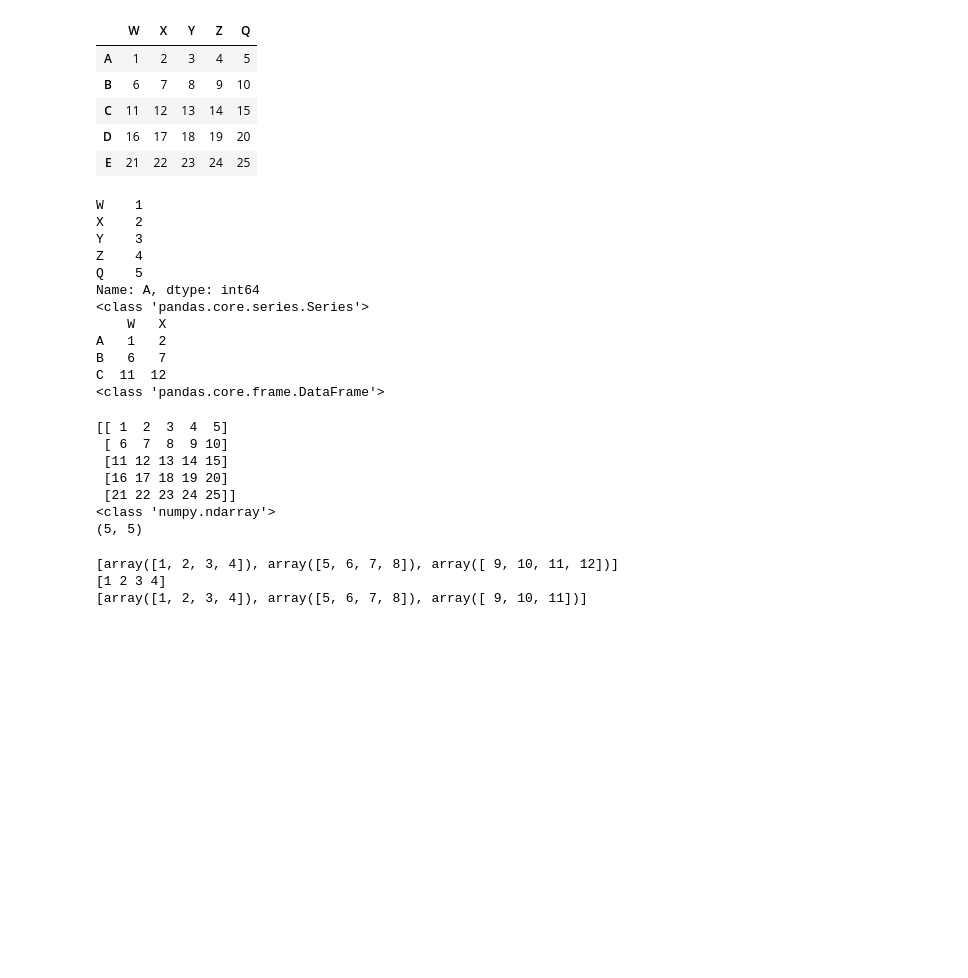
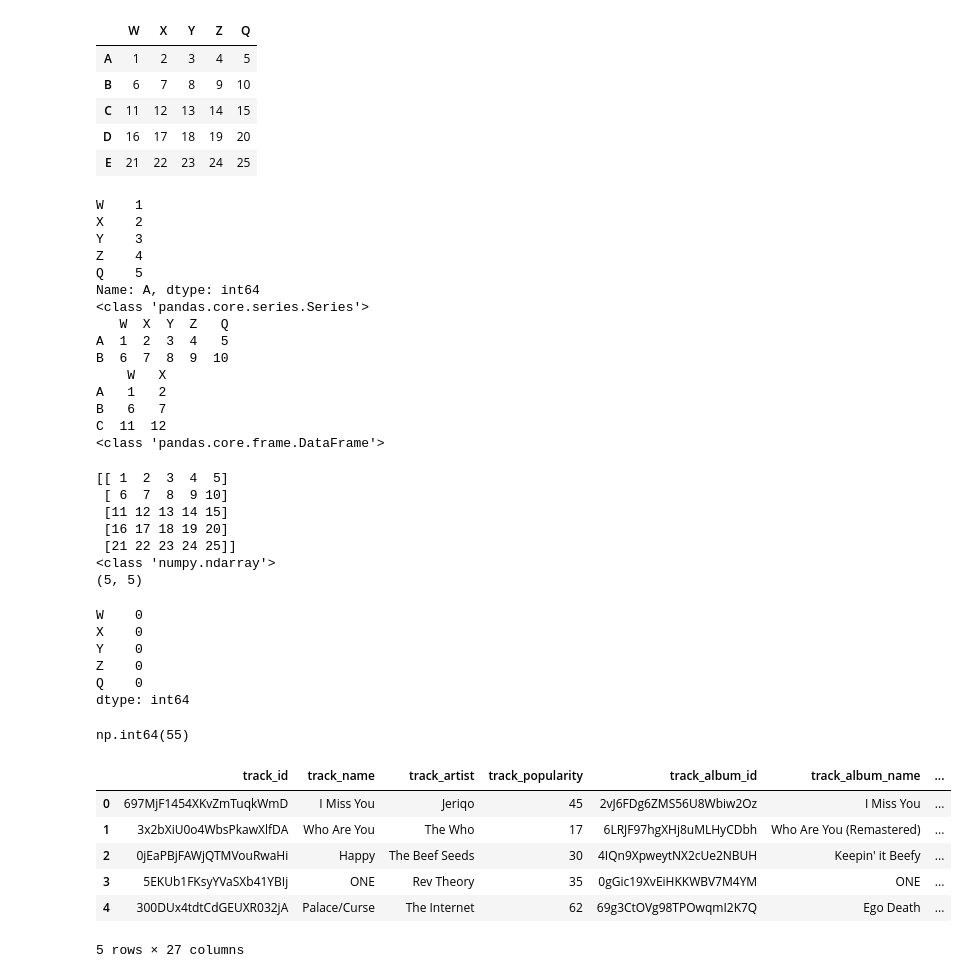
Before and after one commit to codERSunny812/python-learning, a Jupyter notebook: pyLibraries/pandas_basic.ipynb, the cells around one changed output. Cells and saved outputs as stored; diff of their text form; code cells hidden in the pictures; blank space fills up the shorter version.

```diff
--- a/pyLibraries/pandas_basic.ipynb
+++ b/pyLibraries/pandas_basic.ipynb
@@ -20,9 +68,11 @@ df
 # acessing the element in the data frame
 # 1. loc method 2. iloc method
 
-print(df.loc['A'])
+print(df.loc['A']) # refer to the row index/label
 
 print(type(df.loc['A'])) # series
+
+print(df.loc[['A','B']])
 
 print(df.iloc[0:3,0:2])
 
@@ -35,6 +85,9 @@ Z    4
 Q    5
 Name: A, dtype: int64
 <class 'pandas.core.series.Series'>
+   W  X  Y  Z   Q
+A  1  2  3  4   5
+B  6  7  8  9  10
     W   X
 A   1   2
 B   6   7
@@ -56,22 +109,34 @@ print(array_data.shape)
  [21 22 23 24 25]]
 <class 'numpy.ndarray'>
 (5, 5)
-# %%
-# splitting of the array
-
-arr = np.array([1,2,3,4,5,6,7,8,9,10,11,12])
-new_arr = np.array_split(arr,3) #  return a list contain 3 array
-print(new_arr)
-
-print(new_arr[0]) # accessing the first array
-
-
-# if the array doesnt  have the required number of elements then it will adjust acccordingly
-
-arr2 = np.array([1,2,3,4,5,6,7,8,9,10,11])
-new_arr2 = np.array_split(arr2,3)
-print(new_arr2)
-# %% [output]
-[array([1, 2, 3, 4]), array([5, 6, 7, 8]), array([ 9, 10, 11, 12])]
-[1 2 3 4]
-[array([1, 2, 3, 4]), array([5, 6, 7, 8]), array([ 9, 10, 11])]
+# %%
+# check for null values in the data frame
+df.isnull().sum()
+# %% [output]
+W    0
+X    0
+Y    0
+Z    0
+Q    0
+dtype: int64
+# %%
+df['W'].unique()
+# %% [output]
+np.int64(55)
+# %%
+# loading the data set
+
+import pandas as pd
+
+df = pd.read_csv("/Users/sushilpandey/Downloads/archive/Music_recommendation_withProperRagas.csv")
+
+
+df.head()
+# %% [output]
+|  | track_id | track_name | track_artist | track_popularity | track_album_id | track_album_name | ... |
+| 0 | 697MjF1454XKvZmTuqkWmD | I Miss You | Jeriqo | 45 | 2vJ6FDg6ZMS56U8Wbiw2Oz | I Miss You | ... |
+| 1 | 3x2bXiU0o4WbsPkawXlfDA | Who Are You | The Who | 17 | 6LRJF97hgXHj8uMLHyCDbh | Who Are You (Remastered) | ... |
+| 2 | 0jEaPBjFAWjQTMVouRwaHi | Happy | The Beef Seeds | 30 | 4IQn9XpweytNX2cUe2NBUH | Keepin' it Beefy | ... |
+| 3 | 5EKUb1FKsyYVaSXb41YBIj | ONE | Rev Theory | 35 | 0gGic19XvEiHKKWBV7M4YM | ONE | ... |
+| 4 | 300DUx4tdtCdGEUXR032jA | Palace/Curse | The Internet | 62 | 69g3CtOVg98TPOwqmI2K7Q | Ego Death | ... |
+5 rows × 27 columns
```
Also changed, not shown: parts of 6 cells of this notebook, 6 other files.
